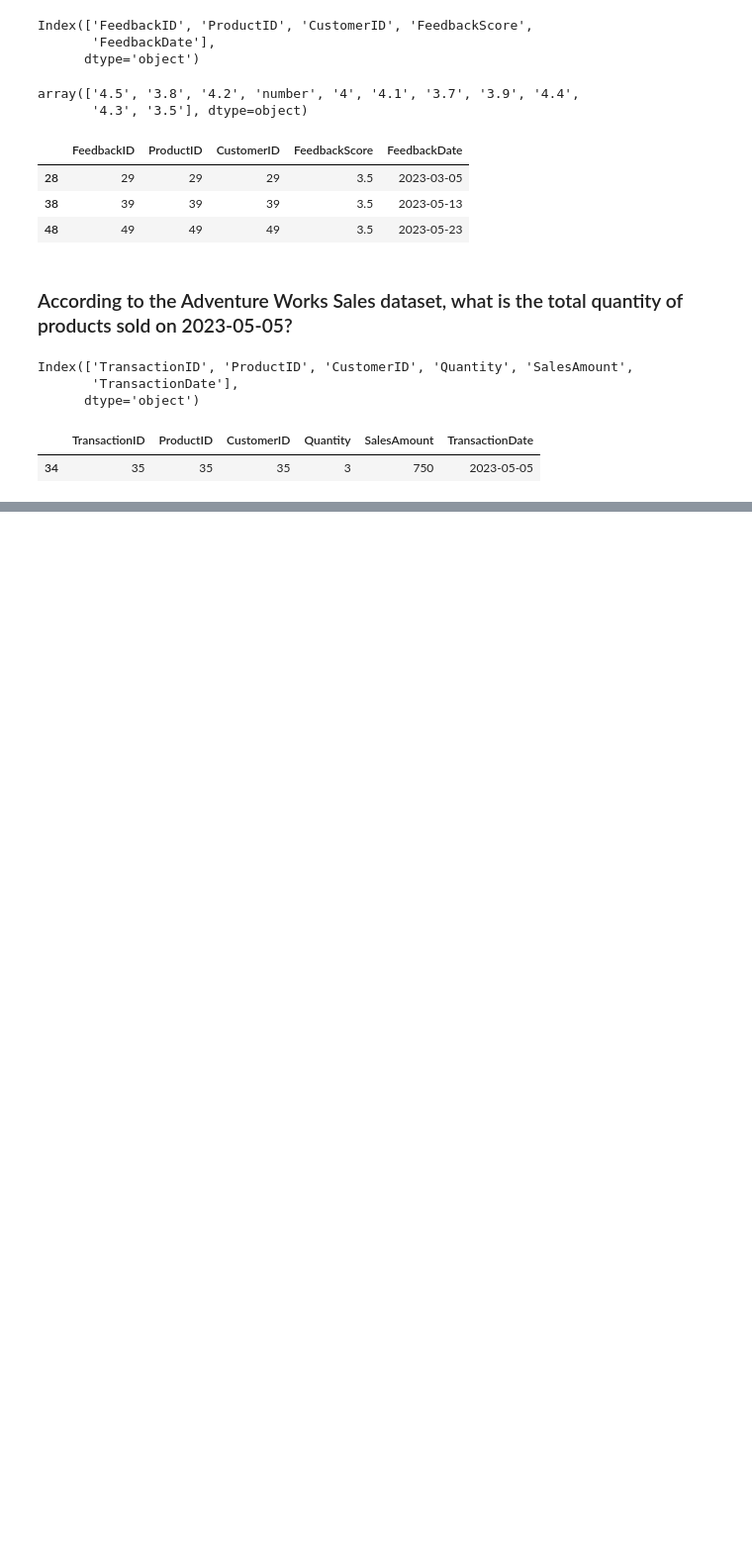
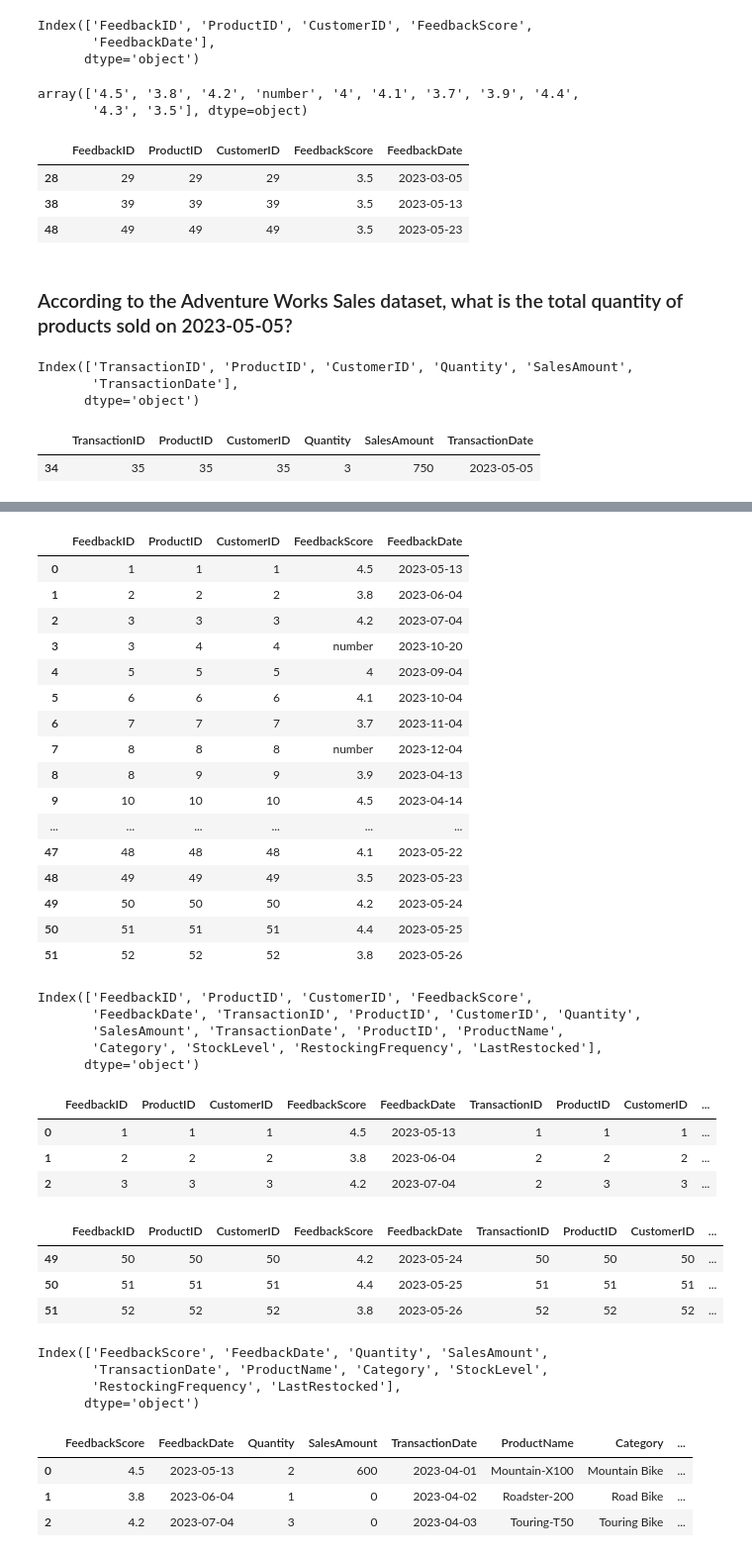
Before and after one commit to GarganoNicolas/powerBI, a Jupyter notebook: powerBIcourse_cleaningData.ipynb, the cells around one changed output, grey strips where cells are left out. Shown at 99% size. Cells and saved outputs as stored; diff of their text form; code cells hidden in the pictures; blank space fills up the shorter version.

```diff
--- a/powerBIcourse_cleaningData.ipynb
+++ b/powerBIcourse_cleaningData.ipynb
@@ -462,0 +503,20 @@ sold2023_05_05
+# %%
+feedback_df
+# %% [output]
+|  | FeedbackID | ProductID | CustomerID | FeedbackScore | FeedbackDate |
+| 0 | 1 | 1 | 1 | 4.5 | 2023-05-13 |
+| 1 | 2 | 2 | 2 | 3.8 | 2023-06-04 |
+| 2 | 3 | 3 | 3 | 4.2 | 2023-07-04 |
+| 3 | 3 | 4 | 4 | number | 2023-10-20 |
+| 4 | 5 | 5 | 5 | 4 | 2023-09-04 |
+| 5 | 6 | 6 | 6 | 4.1 | 2023-10-04 |
+| 6 | 7 | 7 | 7 | 3.7 | 2023-11-04 |
+| 7 | 8 | 8 | 8 | number | 2023-12-04 |
+| 8 | 8 | 9 | 9 | 3.9 | 2023-04-13 |
+| 9 | 10 | 10 | 10 | 4.5 | 2023-04-14 |
+| ... | ... | ... | ... | ... | ... |
+| 47 | 48 | 48 | 48 | 4.1 | 2023-05-22 |
+| 48 | 49 | 49 | 49 | 3.5 | 2023-05-23 |
+| 49 | 50 | 50 | 50 | 4.2 | 2023-05-24 |
+| 50 | 51 | 51 | 51 | 4.4 | 2023-05-25 |
+| 51 | 52 | 52 | 52 | 3.8 | 2023-05-26 |
@@ -462,0 +527,40 @@ sold2023_05_05
+# %%
+data = pd.concat([feedback_df
+, sales_df, inventory_df], axis=1)
+data.columns
+# %% [output]
+Index(['FeedbackID', 'ProductID', 'CustomerID', 'FeedbackScore',
+       'FeedbackDate', 'TransactionID', 'ProductID', 'CustomerID', 'Quantity',
+       'SalesAmount', 'TransactionDate', 'ProductID', 'ProductName',
+       'Category', 'StockLevel', 'RestockingFrequency', 'LastRestocked'],
+      dtype='object')
+# %%
+data.head(3)
+# %% [output]
+|  | FeedbackID | ProductID | CustomerID | FeedbackScore | FeedbackDate | TransactionID | ProductID | CustomerID | ... |
+| 0 | 1 | 1 | 1 | 4.5 | 2023-05-13 | 1 | 1 | 1 | ... |
+| 1 | 2 | 2 | 2 | 3.8 | 2023-06-04 | 2 | 2 | 2 | ... |
+| 2 | 3 | 3 | 3 | 4.2 | 2023-07-04 | 2 | 3 | 3 | ... |
+# %%
+#checking ID
+data.tail(3)
+# %% [output]
+|  | FeedbackID | ProductID | CustomerID | FeedbackScore | FeedbackDate | TransactionID | ProductID | CustomerID | ... |
+| 49 | 50 | 50 | 50 | 4.2 | 2023-05-24 | 50 | 50 | 50 | ... |
+| 50 | 51 | 51 | 51 | 4.4 | 2023-05-25 | 51 | 51 | 51 | ... |
+| 51 | 52 | 52 | 52 | 3.8 | 2023-05-26 | 52 | 52 | 52 | ... |
+# %%
+data1 = data.filter(regex='^(?!.*ID).*$')
+data1.columns
+# %% [output]
+Index(['FeedbackScore', 'FeedbackDate', 'Quantity', 'SalesAmount',
+       'TransactionDate', 'ProductName', 'Category', 'StockLevel',
+       'RestockingFrequency', 'LastRestocked'],
+      dtype='object')
+# %%
+data1.head(3)
+# %% [output]
+|  | FeedbackScore | FeedbackDate | Quantity | SalesAmount | TransactionDate | ProductName | Category | ... |
+| 0 | 4.5 | 2023-05-13 | 2 | 600 | 2023-04-01 | Mountain-X100 | Mountain Bike | ... |
+| 1 | 3.8 | 2023-06-04 | 1 | 0 | 2023-04-02 | Roadster-200 | Road Bike | ... |
+| 2 | 4.2 | 2023-07-04 | 3 | 0 | 2023-04-03 | Touring-T50 | Touring Bike | ... |
```
Also changed, not shown: parts of 4 cells of this notebook.
